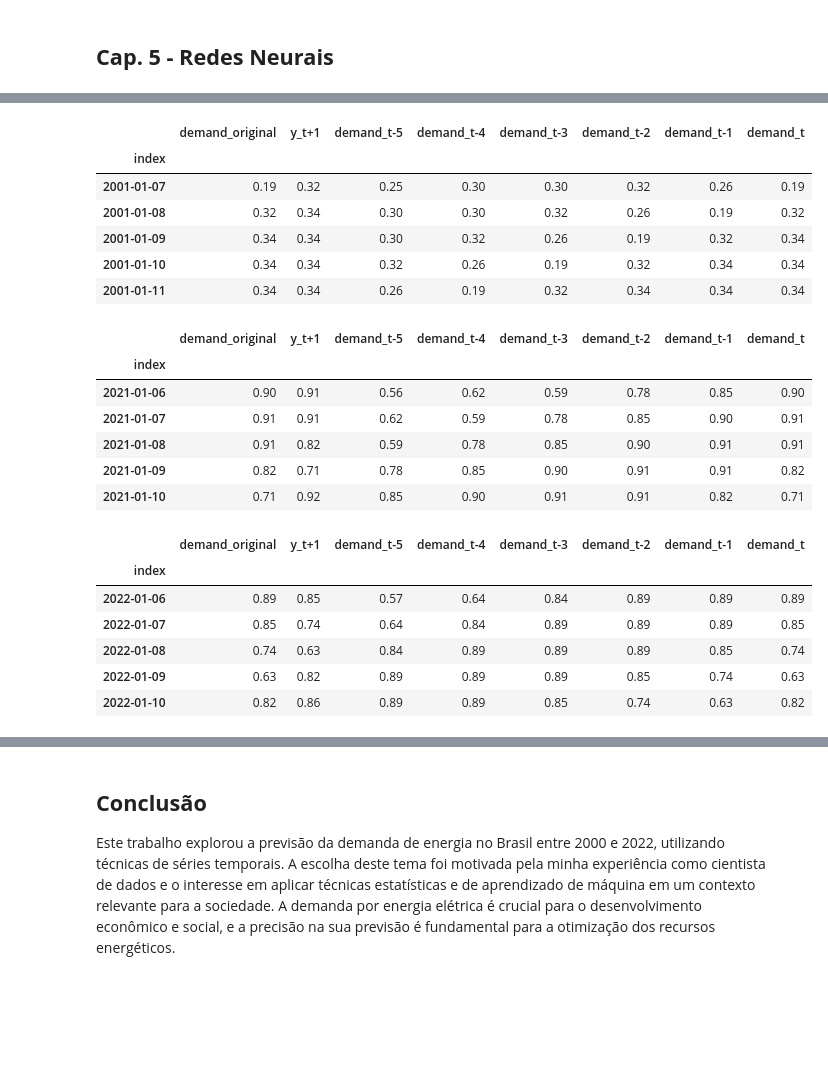
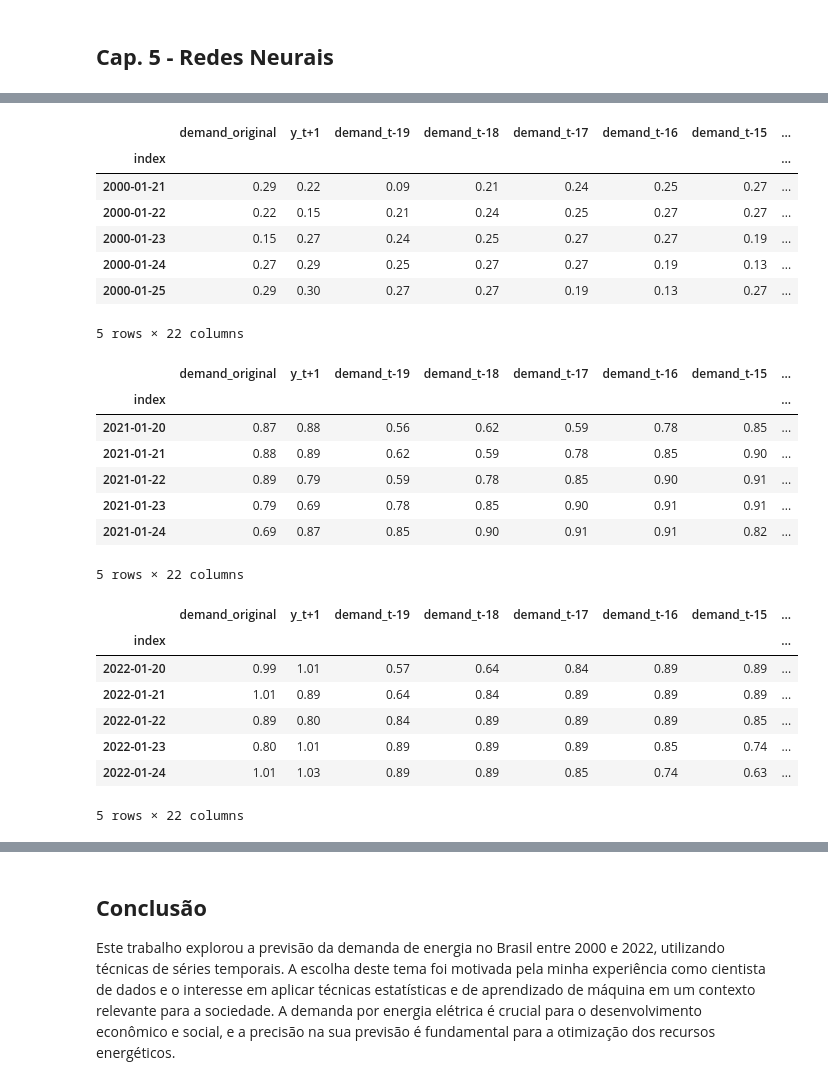
Before and after one commit to vitorsbarboza/Energy-Demand---Time-Series-Forecasting, a Jupyter notebook: Previsão_Demanda_Energia.ipynb, the cells around one changed output, grey strips where cells are left out. Cells and saved outputs as stored; diff of their text form; code cells hidden in the pictures; blank space fills up the shorter version.

```diff
--- a/Previsão_Demanda_Energia.ipynb
+++ b/Previsão_Demanda_Energia.ipynb
@@ -604,7 +681,7 @@ print('Forecasting horizon:', HORIZON, 'days')
 Forecasting horizon: 3 days
 # %%
 # Define the order and seasonal order for the SARIMAX model
-order = (4, 1, 0)
+order = (3, 1, 0)
 seasonal_order = (1, 1, 0, 28)
 
 # Build and fit the SARIMAX model
@@ -649,7 +726,7 @@ history = [x for x in train_ts]
 history = history[(-training_window):]
 predictions = list()
 # Let's user simpler model
-order = (4, 1, 0)
+order = (3, 1, 0)
 seasonal_order = (1, 1, 0, 28)
 
 for t in range(test_ts.shape[0]):
@@ -733,46 +897,48 @@ plt.show()
 # %%
-T = 6 # Quantidade de features lag que entrarão no input
+T = 20 # Quantidade de features lag que entrarão no input
 HORIZON = 1
 # %%
 # Step 1: get the train data from the correct data range
 train = ts_data_demand.copy()[(ts_data_demand.index < valid_st_data_demand) & (ts_data_demand.index > init_st_data_demand)]
 [['daily_demand']]
 
 # Step 2: scale data to be in range (0, 1).
 scaler = MinMaxScaler()
 train['daily_demand'] = scaler.fit_transform(train)
 
 # Step 3: shift the dataframe to create the input samples
 
 train_shifted = train.copy()
 train_shifted['y_t+1'] = train_shifted['daily_demand'].shift(-1, freq='D')
 for t in range(1, T+1):
  train_shifted[str(T-t)] = train_shifted['daily_demand'].shift(T-t, freq='D')
 y_col = 'y_t+1'
-X_cols = ['demand_t-5',
+X_cols = ['demand_t-19','demand_t-18','demand_t-17','demand_t-16','demand_t-15','demand_t-14','demand_t-13','demand_t-12','demand_t-11','demand_t-10','demand_t-9','demand_t-8',
+          'demand_t-7','demand_t-6','demand_t-5',
  'demand_t-4',
  'demand_t-3',
  'demand_t-2',
  'demand_t-1',
  'demand_t']
 train_shifted.columns = ['demand_original']+[y_col]+ X_cols
 
 # Step 4: discard missing values
 train_shifted = train_shifted.dropna(how='any')
 
 y_train = train_shifted[[y_col]].to_numpy()
 X_train = train_shifted[X_cols].to_numpy()
 
 
 train_shifted.head(5)
 # %% [output]
-|  | demand_original | y_t+1 | demand_t-5 | demand_t-4 | demand_t-3 | demand_t-2 | demand_t-1 | demand_t |
-| index |  |  |  |  |  |  |  |  |
-| 2001-01-07 | 0.19 | 0.32 | 0.25 | 0.30 | 0.30 | 0.32 | 0.26 | 0.19 |
-| 2001-01-08 | 0.32 | 0.34 | 0.30 | 0.30 | 0.32 | 0.26 | 0.19 | 0.32 |
-| 2001-01-09 | 0.34 | 0.34 | 0.30 | 0.32 | 0.26 | 0.19 | 0.32 | 0.34 |
-| 2001-01-10 | 0.34 | 0.34 | 0.32 | 0.26 | 0.19 | 0.32 | 0.34 | 0.34 |
-| 2001-01-11 | 0.34 | 0.34 | 0.26 | 0.19 | 0.32 | 0.34 | 0.34 | 0.34 |
+|  | demand_original | y_t+1 | demand_t-19 | demand_t-18 | demand_t-17 | demand_t-16 | demand_t-15 | ... |
+| index |  |  |  |  |  |  |  | ... |
+| 2000-01-21 | 0.29 | 0.22 | 0.09 | 0.21 | 0.24 | 0.25 | 0.27 | ... |
+| 2000-01-22 | 0.22 | 0.15 | 0.21 | 0.24 | 0.25 | 0.27 | 0.27 | ... |
+| 2000-01-23 | 0.15 | 0.27 | 0.24 | 0.25 | 0.27 | 0.27 | 0.19 | ... |
+| 2000-01-24 | 0.27 | 0.29 | 0.25 | 0.27 | 0.27 | 0.19 | 0.13 | ... |
+| 2000-01-25 | 0.29 | 0.30 | 0.27 | 0.27 | 0.19 | 0.13 | 0.27 | ... |
+5 rows × 22 columns
 # %%
 # Step 1: get the train data from the correct data range
 val = ts_data_demand.copy()[(ts_data_demand.index >=valid_st_data_demand) & (ts_data_demand.index < test_st_data_demand)][['daily_demand']]
@@ -786,7 +952,8 @@ val_shifted['y_t+1'] = val_shifted['daily_demand'].shift(-1, freq='D')
 for t in range(1, T+1):
  val_shifted[str(T-t)] = val_shifted['daily_demand'].shift(T-t, freq='D')
 y_col = 'y_t+1'
-X_cols = ['demand_t-5',
+X_cols = ['demand_t-19','demand_t-18','demand_t-17','demand_t-16','demand_t-15','demand_t-14','demand_t-13','demand_t-12','demand_t-11','demand_t-10','demand_t-9','demand_t-8',
+          'demand_t-7','demand_t-6','demand_t-5',
  'demand_t-4',
  'demand_t-3',
  'demand_t-2',
@@ -803,13 +970,14 @@ X_val = val_shifted[X_cols].to_numpy()
 
 val_shifted.head(5)
 # %% [output]
-|  | demand_original | y_t+1 | demand_t-5 | demand_t-4 | demand_t-3 | demand_t-2 | demand_t-1 | demand_t |
-| index |  |  |  |  |  |  |  |  |
-| 2021-01-06 | 0.90 | 0.91 | 0.56 | 0.62 | 0.59 | 0.78 | 0.85 | 0.90 |
-| 2021-01-07 | 0.91 | 0.91 | 0.62 | 0.59 | 0.78 | 0.85 | 0.90 | 0.91 |
-| 2021-01-08 | 0.91 | 0.82 | 0.59 | 0.78 | 0.85 | 0.90 | 0.91 | 0.91 |
-| 2021-01-09 | 0.82 | 0.71 | 0.78 | 0.85 | 0.90 | 0.91 | 0.91 | 0.82 |
-| 2021-01-10 | 0.71 | 0.92 | 0.85 | 0.90 | 0.91 | 0.91 | 0.82 | 0.71 |
+|  | demand_original | y_t+1 | demand_t-19 | demand_t-18 | demand_t-17 | demand_t-16 | demand_t-15 | ... |
+| index |  |  |  |  |  |  |  | ... |
+| 2021-01-20 | 0.87 | 0.88 | 0.56 | 0.62 | 0.59 | 0.78 | 0.85 | ... |
+| 2021-01-21 | 0.88 | 0.89 | 0.62 | 0.59 | 0.78 | 0.85 | 0.90 | ... |
+| 2021-01-22 | 0.89 | 0.79 | 0.59 | 0.78 | 0.85 | 0.90 | 0.91 | ... |
+| 2021-01-23 | 0.79 | 0.69 | 0.78 | 0.85 | 0.90 | 0.91 | 0.91 | ... |
+| 2021-01-24 | 0.69 | 0.87 | 0.85 | 0.90 | 0.91 | 0.91 | 0.82 | ... |
+5 rows × 22 columns
 # %%
 # Step 1: get the train data from the correct data range
 test = ts_data_demand.copy()[test_st_data_demand:][['daily_demand']]
@@ -823,7 +991,8 @@ test_shifted['y_t+1'] = test_shifted['daily_demand'].shift(-1, freq='D')
 for t in range(1, T+1):
  test_shifted[str(T-t)] = test_shifted['daily_demand'].shift(T-t, freq='D')
 y_col = 'y_t+1'
-X_cols = ['demand_t-5',
+X_cols = ['demand_t-19','demand_t-18','demand_t-17','demand_t-16','demand_t-15','demand_t-14','demand_t-13','demand_t-12','demand_t-11','demand_t-10','demand_t-9','demand_t-8',
+          'demand_t-7','demand_t-6','demand_t-5',
  'demand_t-4',
  'demand_t-3',
  'demand_t-2',
@@ -840,13 +1009,14 @@ X_test = test_shifted[X_cols].to_numpy()
 
 test_shifted.head(5)
 # %% [output]
-|  | demand_original | y_t+1 | demand_t-5 | demand_t-4 | demand_t-3 | demand_t-2 | demand_t-1 | demand_t |
-| index |  |  |  |  |  |  |  |  |
-| 2022-01-06 | 0.89 | 0.85 | 0.57 | 0.64 | 0.84 | 0.89 | 0.89 | 0.89 |
-| 2022-01-07 | 0.85 | 0.74 | 0.64 | 0.84 | 0.89 | 0.89 | 0.89 | 0.85 |
-| 2022-01-08 | 0.74 | 0.63 | 0.84 | 0.89 | 0.89 | 0.89 | 0.85 | 0.74 |
-| 2022-01-09 | 0.63 | 0.82 | 0.89 | 0.89 | 0.89 | 0.85 | 0.74 | 0.63 |
-| 2022-01-10 | 0.82 | 0.86 | 0.89 | 0.89 | 0.85 | 0.74 | 0.63 | 0.82 |
+|  | demand_original | y_t+1 | demand_t-19 | demand_t-18 | demand_t-17 | demand_t-16 | demand_t-15 | ... |
+| index |  |  |  |  |  |  |  | ... |
+| 2022-01-20 | 0.99 | 1.01 | 0.57 | 0.64 | 0.84 | 0.89 | 0.89 | ... |
+| 2022-01-21 | 1.01 | 0.89 | 0.64 | 0.84 | 0.89 | 0.89 | 0.89 | ... |
+| 2022-01-22 | 0.89 | 0.80 | 0.84 | 0.89 | 0.89 | 0.89 | 0.85 | ... |
+| 2022-01-23 | 0.80 | 1.01 | 0.89 | 0.89 | 0.89 | 0.85 | 0.74 | ... |
+| 2022-01-24 | 1.01 | 1.03 | 0.89 | 0.89 | 0.85 | 0.74 | 0.63 | ... |
+5 rows × 22 columns
 # %%
 X_train = X_train.reshape(X_train.shape[0], T, 1)
 X_val = X_val.reshape(X_val.shape[0], T, 1)
```
Also changed, not shown: parts of 28 cells of this notebook.
